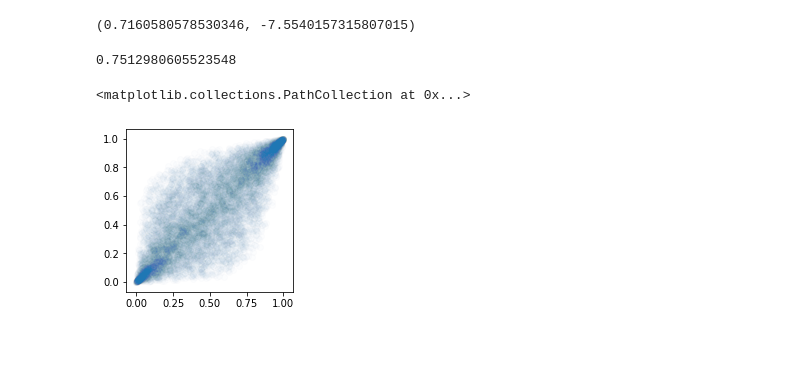
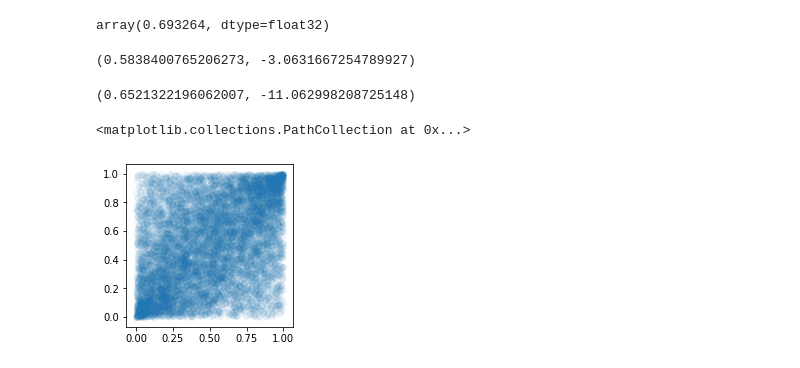
Before and after one commit to NinelK/CopulaGP, a Jupyter notebook: notebooks/vine/Benchmark_Gauss.ipynb, the cells around one changed output. Saved outputs shown, nothing was run; the diff lists cells and outputs as text; code cells hidden in the pictures.

```diff
--- a/notebooks/vine/Benchmark_Gauss.ipynb
+++ b/notebooks/vine/Benchmark_Gauss.ipynb
@@ -34,7 +33,7 @@ def cov(rho):
 #     return ((n-1)*rho + 1)*(1-rho)**(n-1)
 # def entropy(rho,n):
 #     return -0.5*np.log(np.abs(det(rho,n)))
-lin_gauss = bvcopula.MixtureCopula(torch.linspace(-.1,1.,NSamp,device=device).unsqueeze(0),
+lin_gauss = bvcopula.MixtureCopula(torch.linspace(-.1,.9,NSamp,device=device).unsqueeze(0),
                     torch.ones(1,NSamp,device=device),
                     [bvcopula.GaussianCopula_Likelihood().copula])
 # %%
@@ -57,9 +53,13 @@ plt.hist(new_y[:,0],bins=50);
+# %%
+MI.train_MINE(y,H=500,device=device)
+# %% [output]
+array(0.693264, dtype=float32)
 # %%
-KSG = mg.revised_mi(x.reshape((*x.shape,1)),transformed_y,)
+KSG = MI.BI_KSG(x.reshape((*x.shape,1)),new_y,)
 KSG
 # %% [output]
-(0.7160580578530346, -7.5540157315807015)
+(0.5838400765206273, -3.0631667254789927)
 # %%
-MI.Mixed_KSG(x,transformed_y)/np.log(2)
+MI.Mixed_KSG(x,new_y)
 # %% [output]
-0.7512980605523548
+(0.6521322196062007, -11.062998208725148)
@@ -66,6 +68,6 @@ MI.Mixed_KSG(x,transformed_y)/np.log(2)
 # %%
 plt.figure(figsize=(3,3))
-plt.scatter(*transformed_y[:,[0,1]].T,alpha=0.01)
+plt.scatter(*y[:,[0,1]].T,alpha=0.05)
 # %% [output]
 <matplotlib.collections.PathCollection at 0x...>
-[figure, old version]
+[figure, new version]
```
Also changed, not shown: parts of 25 cells of this notebook, 13 other files.
